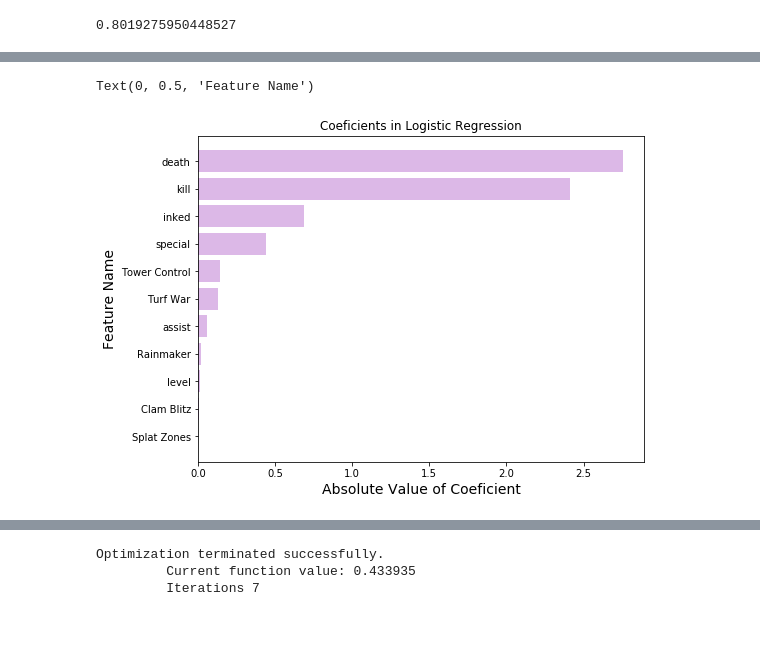
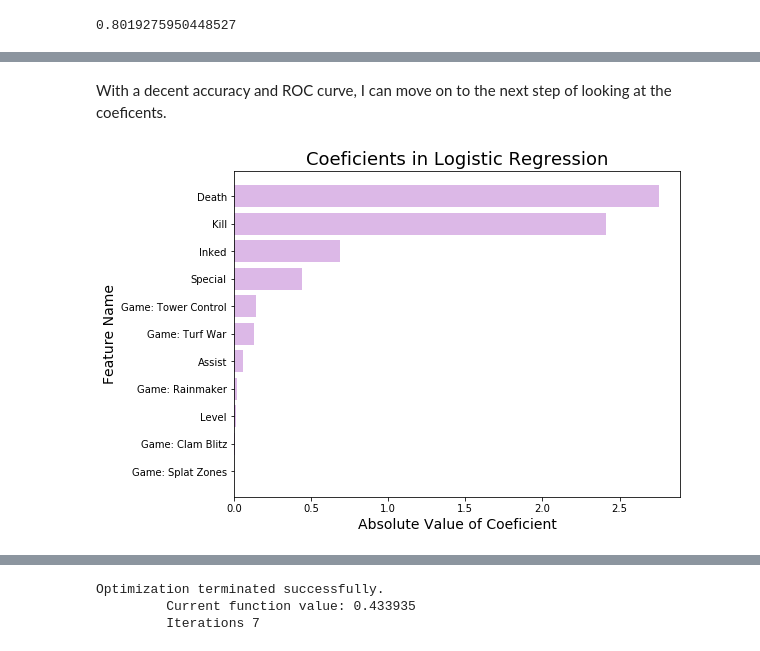
Before and after one commit to Rokushou/Splatoon-2-Meta-Modeling, a Jupyter notebook: Hard Reset.ipynb, the cells around one changed output, grey strips where cells are left out. Saved outputs shown, nothing was run; the diff lists cells and outputs as text; code cells hidden in the pictures.

```diff
--- a/Hard Reset.ipynb
+++ b/Hard Reset.ipynb
@@ -381,14 +384,17 @@ plot_roc(lr,X_train,y_train,X_test,y_test)
+# %% [markdown]
+With a decent accuracy and ROC curve, I can move on to the next step of looking at the coeficents.
 # %%
-cols = ['kill', 'assist', 'death', 'special', 'inked', 'level', 'Splat Zones',
-       'Clam Blitz', 'Rainmaker', 'Turf War', 'Tower Control']
+# manually name columns
+cols = ['Kill', 'Assist', 'Death', 'Special', 'Inked', 'Level', 'Game: Splat Zones',
+       'Game: Clam Blitz', 'Game: Rainmaker', 'Game: Turf War', 'Game: Tower Control']
+#get coeficients
 values = np.abs(lr.coef_.flatten().tolist())
-
+# plot coeficients
 data = [list(x) for x in zip(*sorted(zip(cols, values), key=lambda pair: pair[1]))]
 plt.figure(figsize=(8, 6))
 plt.barh(data[0], data[1], color=twi)
-plt.title("Coeficients in Logistic Regression")
+plt.title("Coeficients in Logistic Regression", fontsize=18)
 plt.xlabel('Absolute Value of Coeficient', fontsize=14)
-plt.ylabel('Feature Name', fontsize=14)
+plt.ylabel('Feature Name', fontsize=14);
 # %% [output]
-Text(0, 0.5, 'Feature Name')
-[figure, old version]
+[figure, new version]
```
Also changed, not shown: parts of 42 cells of this notebook, 2 other files.
